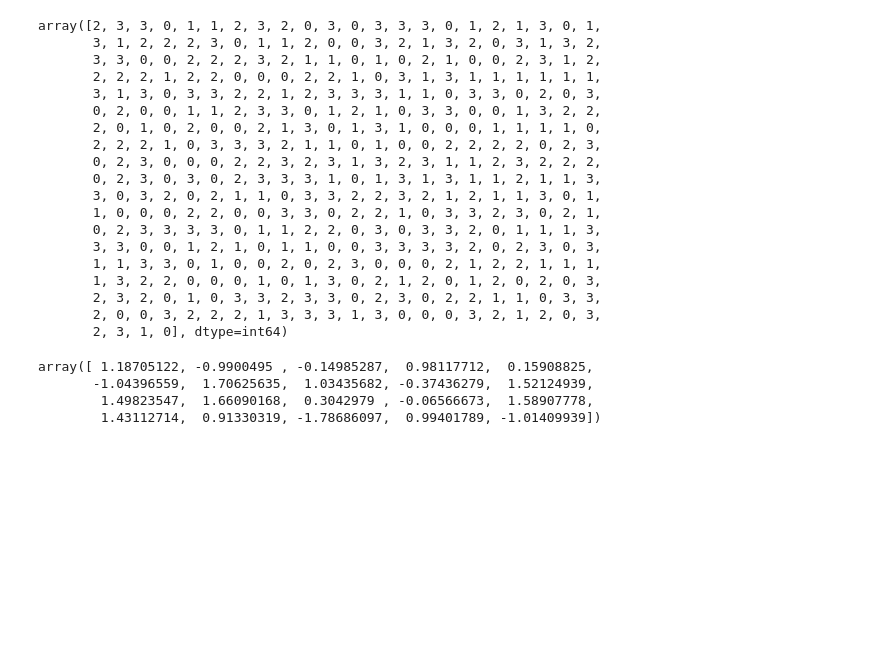
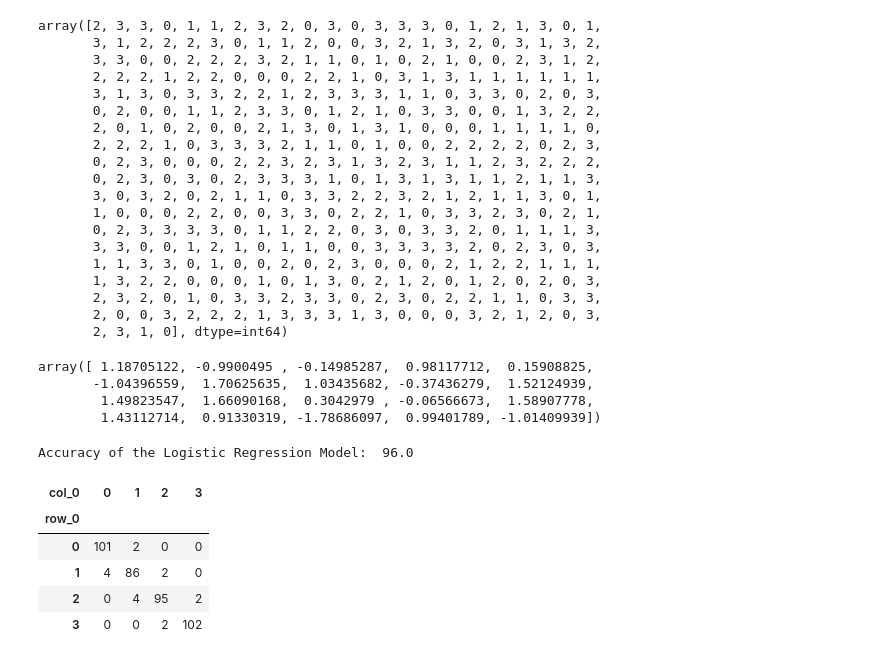
Before and after one commit to amirhosein-ziaei/Machine_Learning_Course, a Jupyter notebook: Support-Vector-Machine/SVM.ipynb, the cells around one changed output. Drawn from its saved outputs; the diff is of its cells as text; code cells hidden in the pictures; blank space fills up the shorter version.

Commit message:
evaluating model completed

```diff
--- a/Support-Vector-Machine/SVM.ipynb
+++ b/Support-Vector-Machine/SVM.ipynb
@@ -279,3 +279,17 @@ array([ 1.18705122, -0.9900495 , -0.14985287,  0.98117712,  0.15908825,
        -1.04396559,  1.70625635,  1.03435682, -0.37436279,  1.52124939,
         1.49823547,  1.66090168,  0.3042979 , -0.06566673,  1.58907778,
         1.43112714,  0.91330319, -1.78686097,  0.99401789, -1.01409939])
+# %%
+accuracy = accuracy_score(y_test, y_pred) * 100
+print("Accuracy of the Logistic Regression Model: ",accuracy)
+# %% [output]
+Accuracy of the Logistic Regression Model:  96.0
+# %%
+pd.crosstab(y_test, y_pred)
+# %% [output]
+| col_0 | 0 | 1 | 2 | 3 |
+| row_0 |  |  |  |  |
+| 0 | 101 | 2 | 0 | 0 |
+| 1 | 4 | 86 | 2 | 0 |
+| 2 | 0 | 4 | 95 | 2 |
+| 3 | 0 | 0 | 2 | 102 |
```
Also changed, not shown: parts of 1 cell of this notebook.
